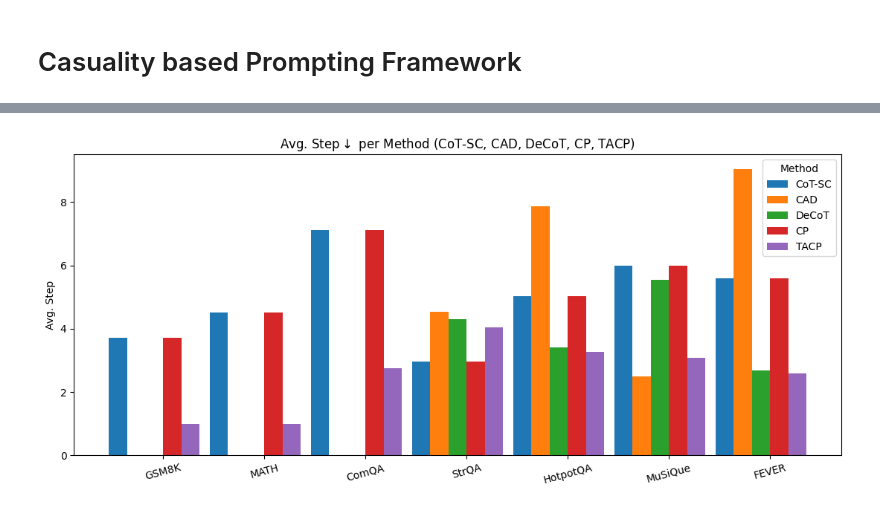
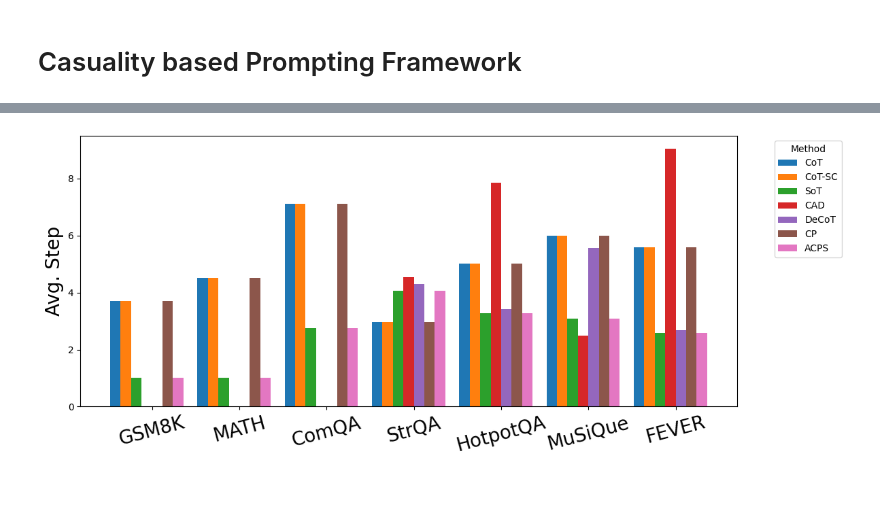
Before and after one commit to Aisuko/acps, a Jupyter notebook: efficiency_comparison/efficiency-analysis.ipynb, the cells around one changed output, grey strips where cells are left out. Saved outputs shown, nothing was run; the diff lists cells and outputs as text; code cells hidden in the pictures.

```diff
--- a/efficiency_comparison/efficiency-analysis.ipynb
+++ b/efficiency_comparison/efficiency-analysis.ipynb
@@ -501,75 +551,66 @@ logger.info(f"FEVER CAD average steps: {fever_cad_avg_steps:.2f}")
 # %%
-methods_plot2 = ['CoT-SC', 'CAD', 'DeCoT', 'CP', 'TACP']
+methods_plot2 = ['CoT', 'CoT-SC', 'SoT', 'CAD', 'DeCoT', 'CP', 'ACPS']
+
 avg_steps_plot2 = np.array([
+    # CoT
+    avg_steps_plot1[0],
     # CoT-SC (same as CoT)
     [
-        avg_steps_gsm8k_cot,
-        avg_steps_math_cot,
-        avg_steps_coqa_cot,
-        avg_steps_strqa_cot,
-        avg_steps_hotpotqa_cot,
-        avg_steps_musique_cot,
-        avg_steps_fever_cot
+    final_avg_steps_gsm8k,
+    final_avg_steps_math,
+    final_avg_steps_coqa,
+    final_avg_steps_strqa,
+    final_avg_steps_hotpotqa,
+    final_avg_steps_musique,
+    final_avg_steps_fever
     ],
-    # CAD (same as CoT)
+    # SoT
+    avg_steps_plot1[1],
+    # CAD (only multi-hop/fact-checking have values)
     [
         0,
         0,
         0,
         strqa_cad_avg_steps,
         hotpotqa_cad_avg_steps,
         musique_cad_avg_steps,
         fever_cad_avg_steps
     ],
     # DeCoT
     [
         0,
         0,
         0,
         avg_steps_decot_strqa,
         avg_steps_decot_hotpotqa,
         avg_steps_decot_musiqueqa,
         avg_steps_decot_fever
     ],
     # CP (same as CoT)
-    [
-        avg_steps_gsm8k_cot,
-        avg_steps_math_cot,
-        avg_steps_coqa_cot,
-        avg_steps_strqa_cot,
-        avg_steps_hotpotqa_cot,
-        avg_steps_musique_cot,
-        avg_steps_fever_cot
-    ],
-    # TACP (same as SoT)
-    [
-        avg_steps_gsm8k_sot,
-        avg_steps_math_sot,
-        avg_steps_coqa_sot,
-        avg_steps_strqa_sot,
-        avg_steps_hotpotqa_sot,
-        avg_steps_musique_sot,
-        avg_steps_fever_sot
-    ]
+    avg_steps_plot1[0],
+    # ACPS (same as SoT)
+    avg_steps_plot1[1]
 ])
+
 
 
 n_methods = len(methods_plot2)
 x = np.arange(len(datasets))
-bar_width = 0.18
-colors = plt.get_cmap('tab10').colors
+bar_width = 0.12  # narrower for 7 methods
+colors = plt.get_cmap('tab10').colors + plt.get_cmap('Set2').colors  # safe for more methods
 
-fig, ax = plt.subplots(figsize=(11, 5))
+fig, ax = plt.subplots(figsize=(12, 5))
 for i, method in enumerate(methods_plot2):
-    ax.bar(x + (i - n_methods/2) * bar_width, avg_steps_plot2[i], width=bar_width,
-           color=colors[i], label=method)
+    ax.bar(x + (i - n_methods / 2) * bar_width, avg_steps_plot2[i], width=bar_width,
+           color=colors[i % len(colors)], label=method)
+
 ax.set_xticks(x)
-ax.set_xticklabels(datasets, rotation=15)
-ax.set_ylabel('Avg. Step')
-ax.set_title('Avg. Step$\\downarrow$ per Method (CoT-SC, CAD, DeCoT, CP, TACP)')
-ax.legend(title="Method")
+ax.set_xticklabels(datasets, rotation=15, fontsize=20)
+ax.set_ylabel('Avg. Step', fontsize=20)
+# ax.set_title('Avg. Step$\\downarrow$ per Method (CoT, CoT-SC, SoT, CAD, DeCoT, CP, ACPS)', fontsize=20)
+ax.legend(title="Method", bbox_to_anchor=(1.05, 1), loc='upper left')
 fig.tight_layout()
-fig.savefig("avg_step_casuality.png", dpi=300)
+fig.savefig("avg_step_causality.png", dpi=300)
 plt.show()
 # %% [output]
-[figure, old version]
+[figure, new version]
```
Also changed, not shown: parts of 8 cells of this notebook, 6 other files.
